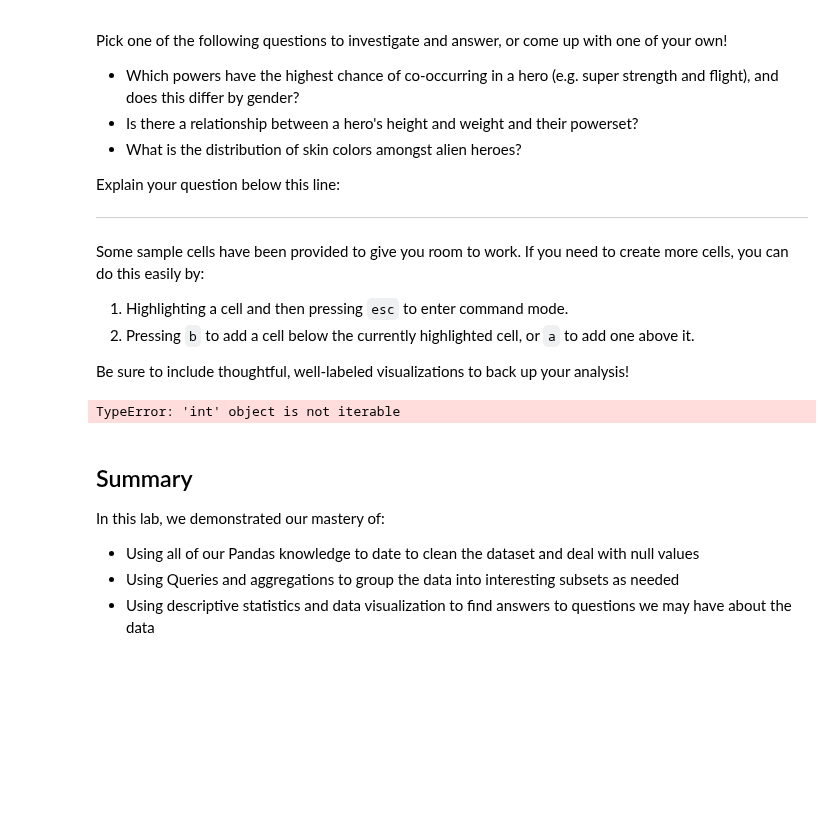
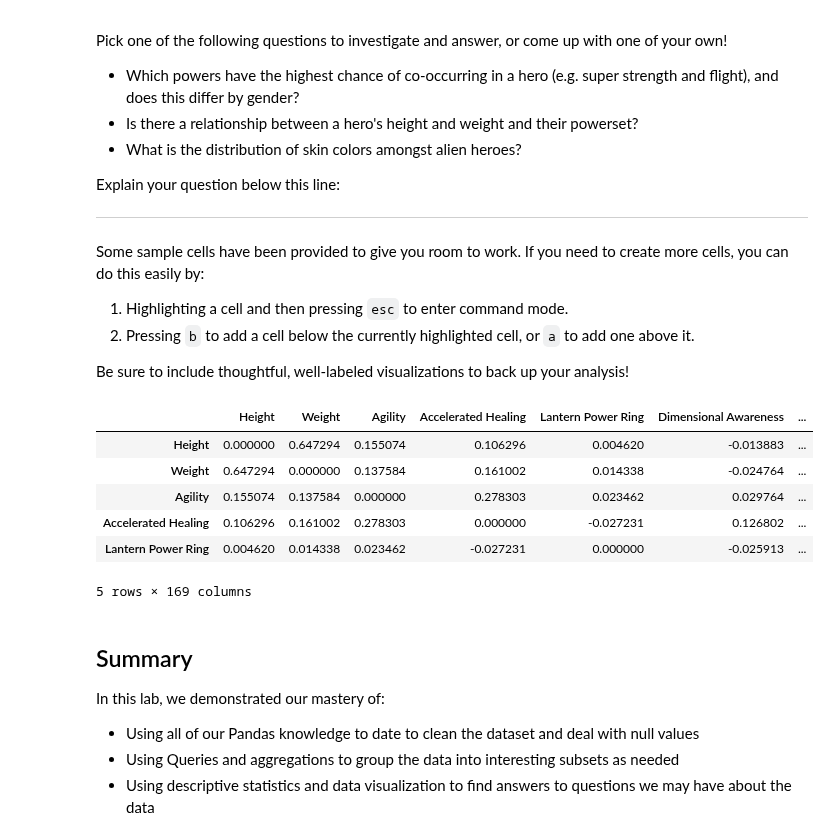
Before and after one commit to ortsed/dsc-data-cleaning-project-dc-ds-career-042219, a Jupyter notebook: index.ipynb, the cells around one changed output. Drawn from its saved outputs; the diff is of its cells as text; code cells hidden in the pictures; blank space fills up the shorter version.

```diff
--- a/index.ipynb
+++ b/index.ipynb
@@ -367,10 +367,18 @@ Some sample cells have been provided to give you room to work. If you need to cr
 Be sure to include thoughtful, well-labeled visualizations to back up your analysis!
 # %%
 corr = merged.corr()
-for i in len(corr):
-    corr.loc[i][i] = 0
+for i in range(len(corr)):
+    corr.iloc[i][i] = 0
-# %% [output]
-TypeError: 'int' object is not iterable
+# %%
+max
+# %% [output]
+|  | Height | Weight | Agility | Accelerated Healing | Lantern Power Ring | Dimensional Awareness | ... |
+| Height | 0.000000 | 0.647294 | 0.155074 | 0.106296 | 0.004620 | -0.013883 | ... |
+| Weight | 0.647294 | 0.000000 | 0.137584 | 0.161002 | 0.014338 | -0.024764 | ... |
+| Agility | 0.155074 | 0.137584 | 0.000000 | 0.278303 | 0.023462 | 0.029764 | ... |
+| Accelerated Healing | 0.106296 | 0.161002 | 0.278303 | 0.000000 | -0.027231 | 0.126802 | ... |
+| Lantern Power Ring | 0.004620 | 0.014338 | 0.023462 | -0.027231 | 0.000000 | -0.025913 | ... |
+5 rows × 169 columns
 # %% [markdown]
 ## Summary
 
```
